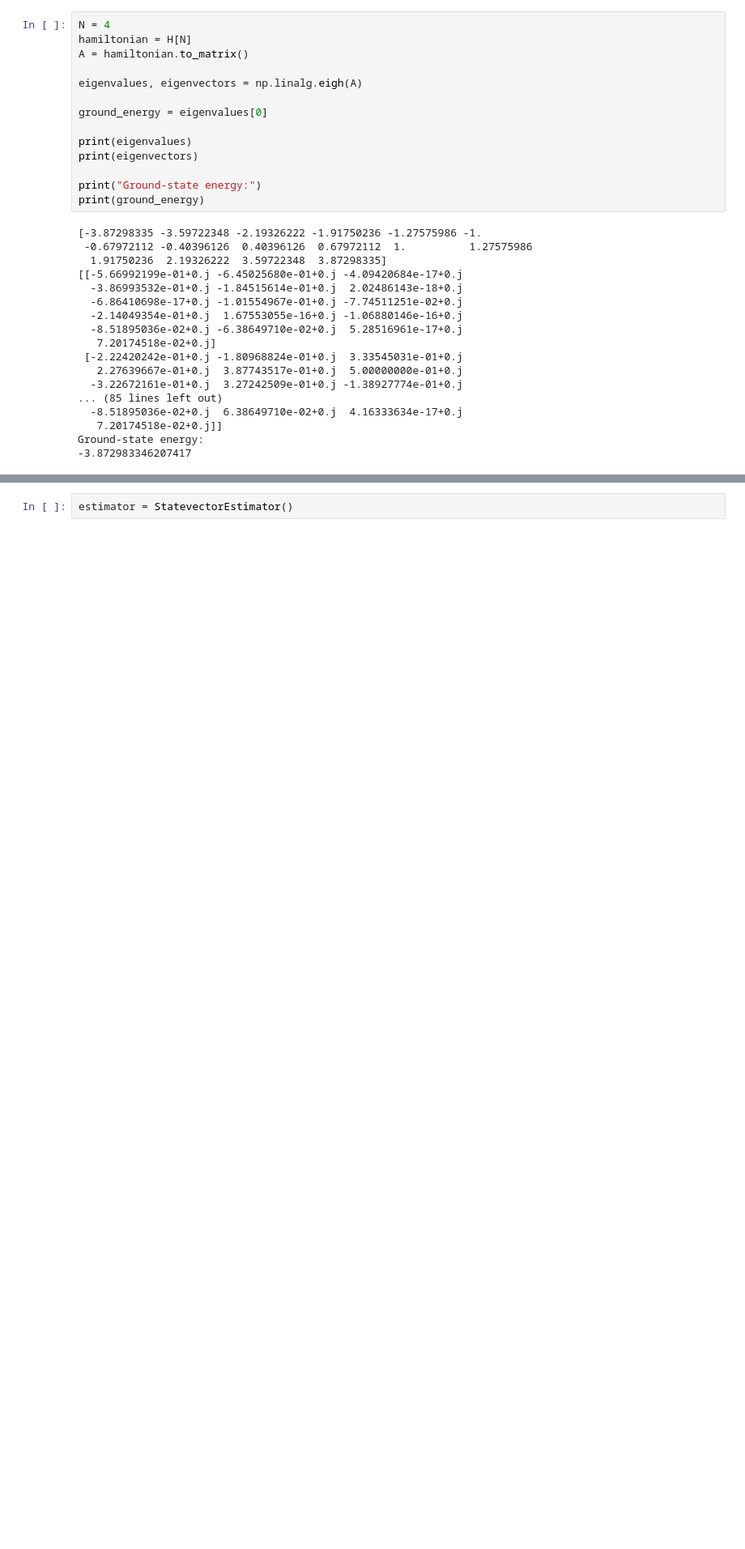
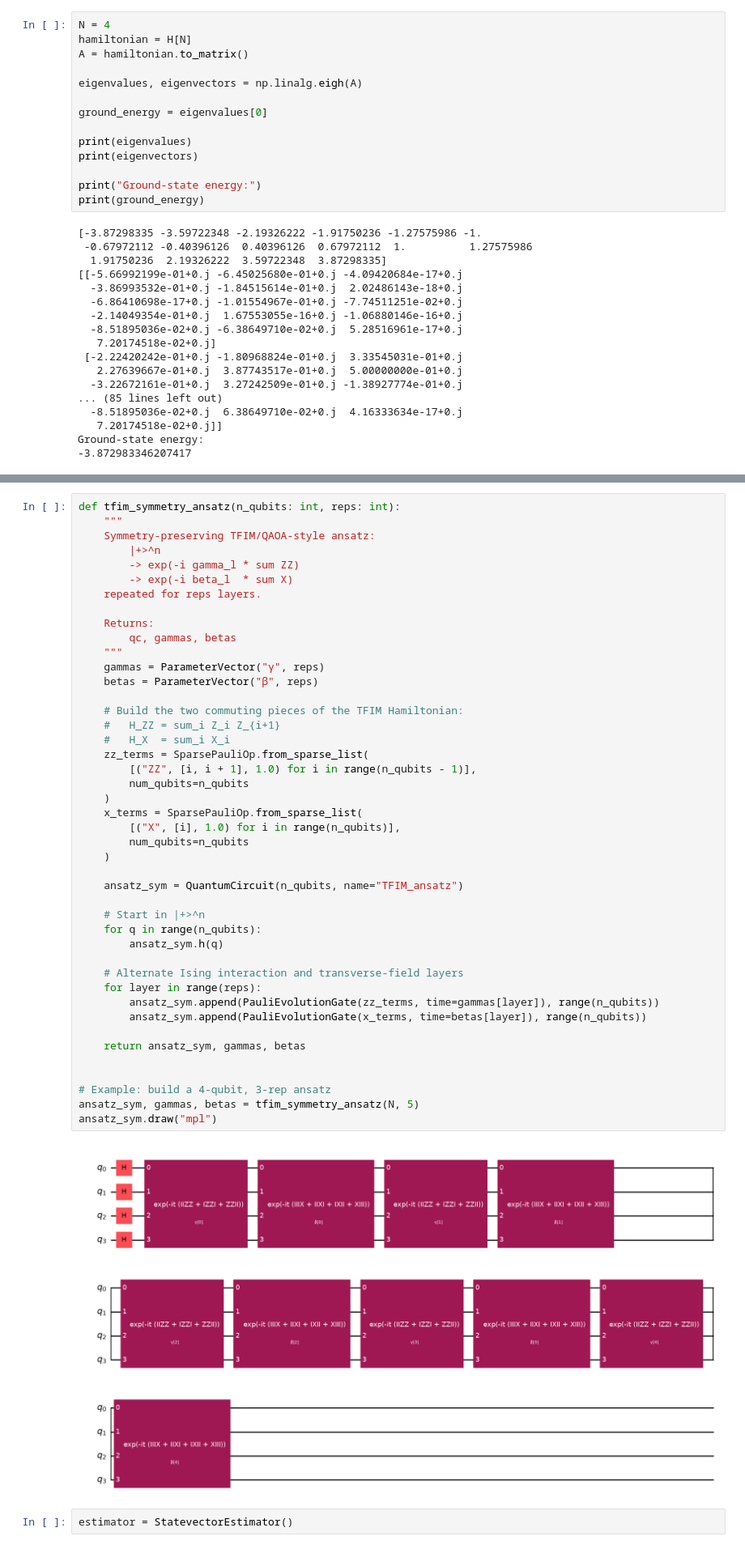
Before and after one commit to Doshi143/bragg-vqe, a Jupyter notebook: TFIM_VQE_Project.ipynb, the cells around one changed output, grey strips where cells are left out. Shown at 81% size. Cells and saved outputs as stored; diff of their text form; blank space fills up the shorter version.

Commit message:
Started Bragg VQE project

```diff
--- a/TFIM_VQE_Project.ipynb
+++ b/TFIM_VQE_Project.ipynb
@@ -71,3 +78,49 @@ Number of parameters: 16
+# %%
+def tfim_symmetry_ansatz(n_qubits: int, reps: int):
+    """
+    Symmetry-preserving TFIM/QAOA-style ansatz:
+        |+>^n
+        -> exp(-i gamma_l * sum ZZ)
+        -> exp(-i beta_l  * sum X)
+    repeated for reps layers.
+
+    Returns:
+        qc, gammas, betas
+    """
+    gammas = ParameterVector("γ", reps)
+    betas = ParameterVector("β", reps)
+
+    # Build the two commuting pieces of the TFIM Hamiltonian:
+    #   H_ZZ = sum_i Z_i Z_{i+1}
+    #   H_X  = sum_i X_i
+    zz_terms = SparsePauliOp.from_sparse_list(
+        [("ZZ", [i, i + 1], 1.0) for i in range(n_qubits - 1)],
+        num_qubits=n_qubits
+    )
+    x_terms = SparsePauliOp.from_sparse_list(
+        [("X", [i], 1.0) for i in range(n_qubits)],
+        num_qubits=n_qubits
+    )
+
+    ansatz_sym = QuantumCircuit(n_qubits, name="TFIM_ansatz")
+
+    # Start in |+>^n
+    for q in range(n_qubits):
+        ansatz_sym.h(q)
+
+    # Alternate Ising interaction and transverse-field layers
+    for layer in range(reps):
+        ansatz_sym.append(PauliEvolutionGate(zz_terms, time=gammas[layer]), range(n_qubits))
+        ansatz_sym.append(PauliEvolutionGate(x_terms, time=betas[layer]), range(n_qubits))
+
+    return ansatz_sym, gammas, betas
+
+
+# Example: build a 4-qubit, 3-rep ansatz
+ansatz_sym, gammas, betas = tfim_symmetry_ansatz(N, 5)
+ansatz_sym.draw("mpl")
+# %% [output]
+[figure, added]
 # %%
 estimator = StatevectorEstimator()
 # %%
```
Also changed, not shown: parts of 9 cells of this notebook, 1 other file.
